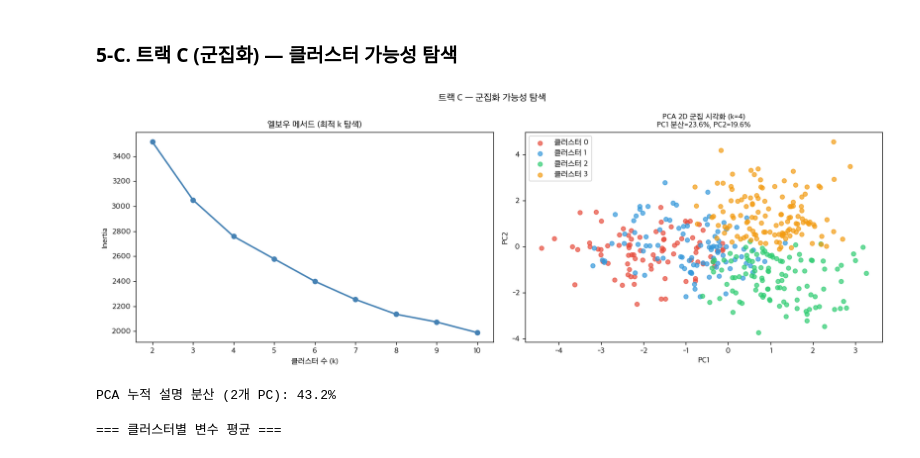
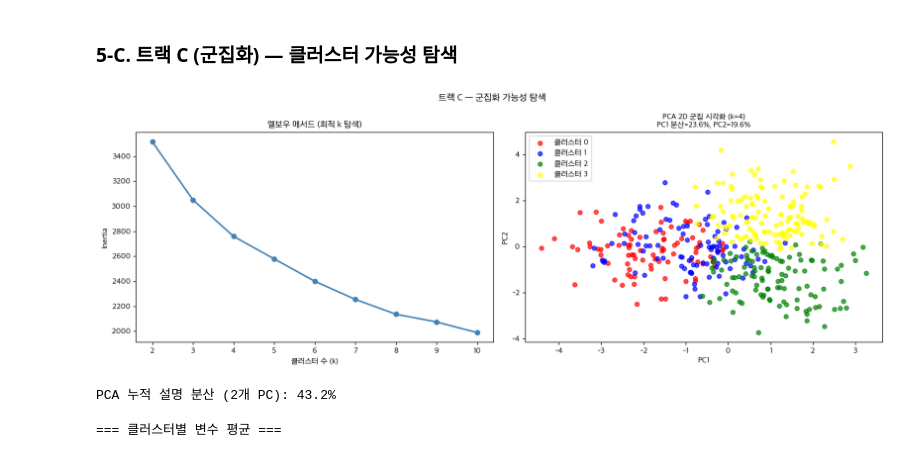
Before and after one commit to Hufssiyoung/elderly_healthcare_Income_analysis, a Jupyter notebook: EDA.ipynb, the cells around one changed output. Saved outputs shown, nothing was run; the diff lists cells and outputs as text; code cells hidden in the pictures.

```diff
--- a/EDA.ipynb
+++ b/EDA.ipynb
@@ -463,0 +472,19 @@ IMD_score 클래스별 요약:
+# %%
+from statsmodels.stats.outliers_influence import variance_inflation_factor
+
+# df_b의 FEAT_COLS 대상으로 VIF 계산
+vif_input = df_b[FEAT_COLS].dropna()
+vif_df = pd.DataFrame({
+    '피처': FEAT_COLS,
+    'VIF': [variance_inflation_factor(vif_input.values, i) for i in range(len(FEAT_COLS))]
+}).sort_values('VIF', ascending=False)
+vif_df['판정'] = vif_df['VIF'].apply(
+    lambda x: '제거검토 (>10)' if x > 10 else ('주의 (5~10)' if x > 5 else '정상 (<5)'))
+
+print("Track B 피처 VIF 분석")
+print("=" * 55)
+print(vif_df.to_string(index=False))
+
+# VIF 전원 < 10 → 다중공선성 문제 없음, 전체 피처 사용
+TRACK_B_FEATURES = FEAT_COLS
+print(f"\n최종 Track B 피처 ({len(TRACK_B_FEATURES)}개): {TRACK_B_FEATURES}")
@@ -487,35 +685,35 @@ axes[0].set_xlabel('클러스터 수 (k)')
 axes[0].set_ylabel('Inertia')
 axes[0].set_xticks(list(k_range))
 
 # PCA 2D + KMeans k=4
 BEST_K = 4
 km_best = KMeans(n_clusters=BEST_K, random_state=42, n_init=10)
 cluster_labels = km_best.fit_predict(X_scaled)
 
 pca = PCA(n_components=2, random_state=42)
 X_pca = pca.fit_transform(X_scaled)
 
-palette = ['#E74C3C', '#3498DB', '#2ECC71', '#F39C12']
+palette = ['red', 'blue', 'green', 'yellow']
 for c in range(BEST_K):
     mask = cluster_labels == c
     axes[1].scatter(X_pca[mask, 0], X_pca[mask, 1],
                     c=palette[c], label=f'클러스터 {c}', s=30, alpha=0.7)
 
 axes[1].set_title(
     f'PCA 2D 군집 시각화 (k={BEST_K})\n'
     f'PC1 분산={pca.explained_variance_ratio_[0]:.1%}, '
     f'PC2={pca.explained_variance_ratio_[1]:.1%}', fontsize=10)
 axes[1].set_xlabel('PC1')
 axes[1].set_ylabel('PC2')
 axes[1].legend()
 
 plt.suptitle('트랙 C — 군집화 가능성 탐색', fontsize=12, fontweight='bold')
 plt.tight_layout()
 plt.show()
 
 print(f'PCA 누적 설명 분산 (2개 PC): {sum(pca.explained_variance_ratio_):.1%}')
 # %% [output]
-[figure, old version]
+[figure, new version]
 PCA 누적 설명 분산 (2개 PC): 43.2%
 # %%
 # 클러스터별 변수 평균 — 클러스터 해석
```
Also changed, not shown: parts of 8 cells of this notebook, 2 other files.
